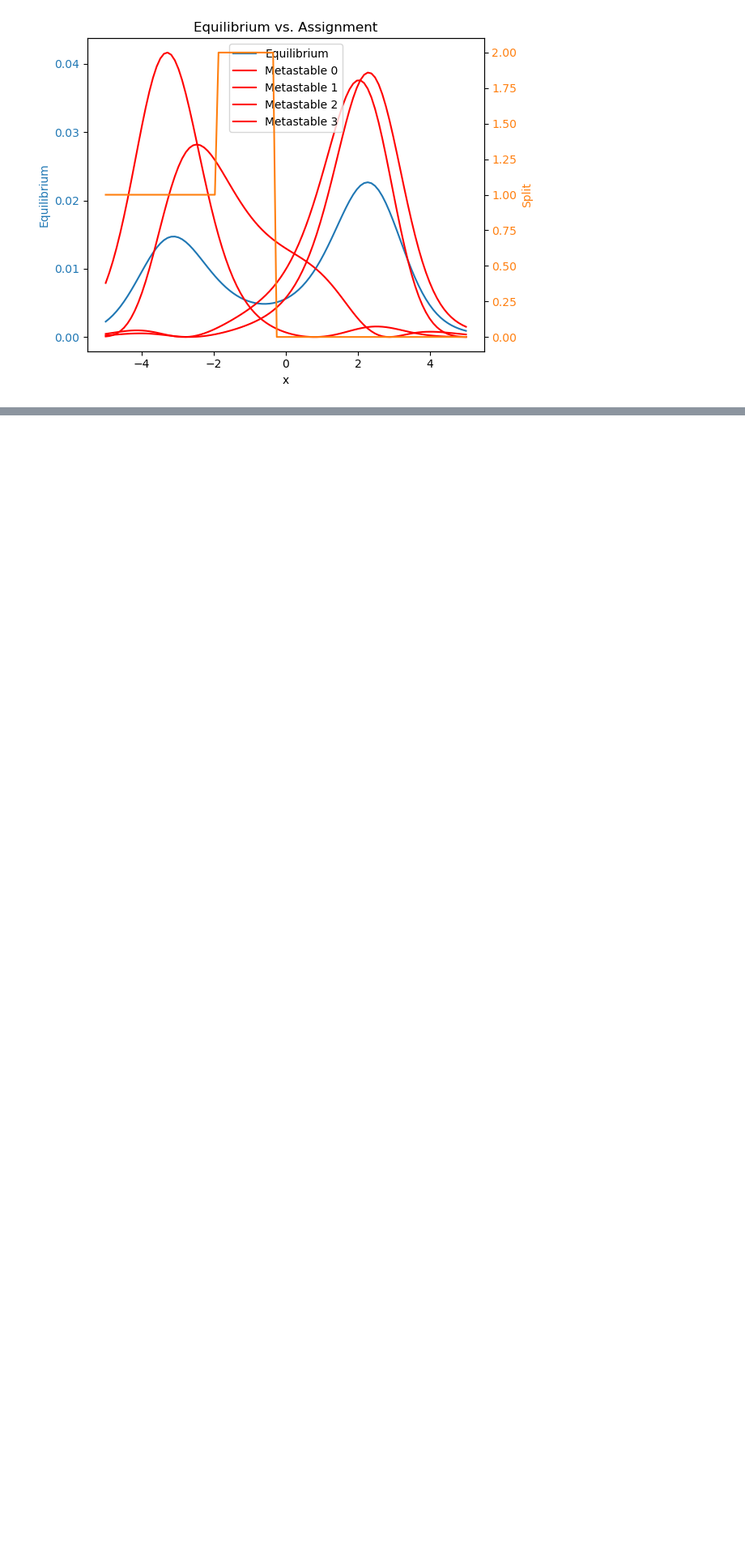
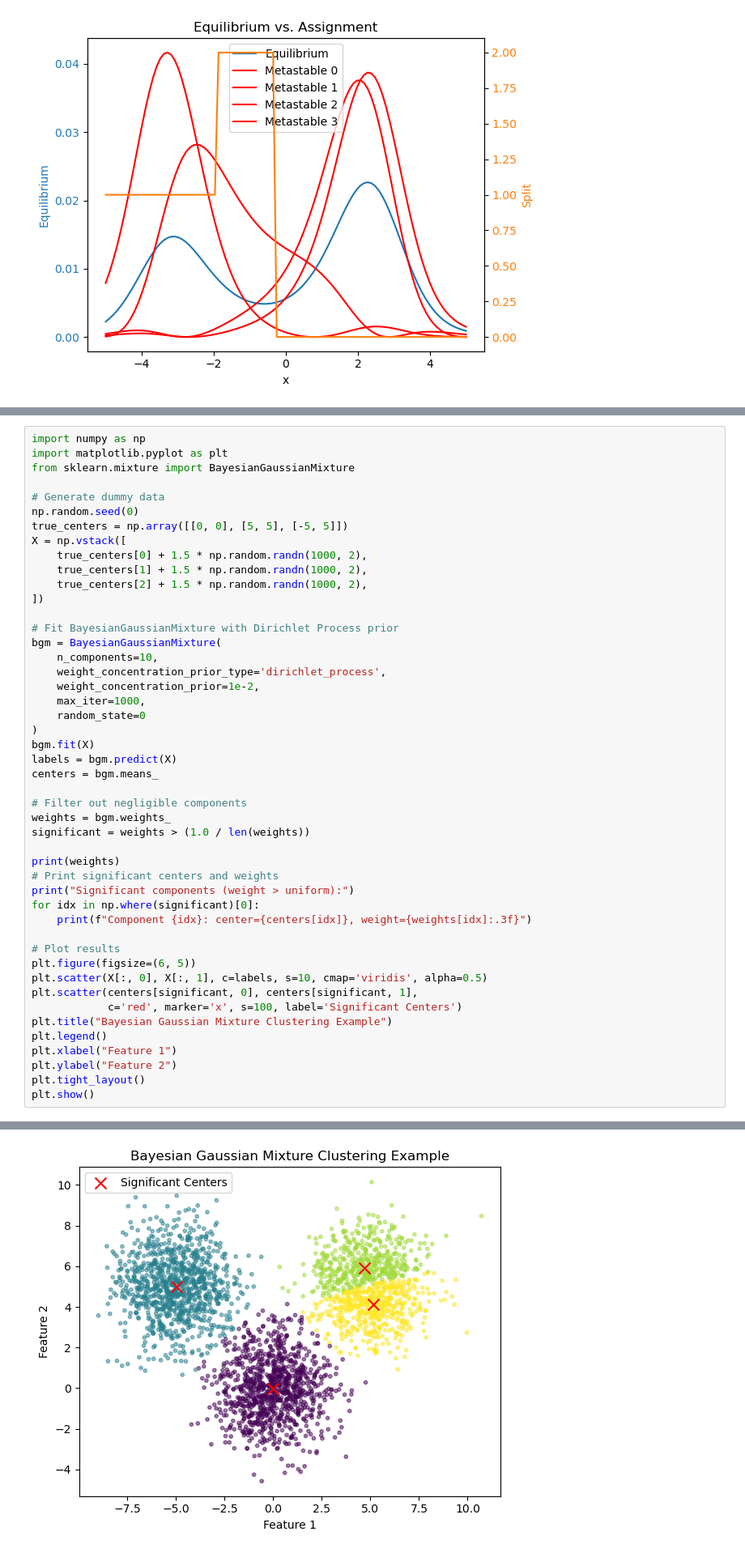
Before and after one commit to connorblake1/CHEM313, a Jupyter notebook: final_project/testing.ipynb, the cells around one changed output, grey strips where cells are left out. Shown at 81% size. Cells and saved outputs as stored; diff of their text form; blank space fills up the shorter version.

```diff
--- a/final_project/testing.ipynb
+++ b/final_project/testing.ipynb
@@ -257,0 +302,48 @@ plt.show()
+# %%
+import numpy as np
+import matplotlib.pyplot as plt
+from sklearn.mixture import BayesianGaussianMixture
+
+# Generate dummy data
+np.random.seed(0)
+true_centers = np.array([[0, 0], [5, 5], [-5, 5]])
+X = np.vstack([
+    true_centers[0] + 1.5 * np.random.randn(1000, 2),
+    true_centers[1] + 1.5 * np.random.randn(1000, 2),
+    true_centers[2] + 1.5 * np.random.randn(1000, 2),
+])
+
+# Fit BayesianGaussianMixture with Dirichlet Process prior
+bgm = BayesianGaussianMixture(
+    n_components=10,
+    weight_concentration_prior_type='dirichlet_process',
+    weight_concentration_prior=1e-2,
+    max_iter=1000,
+    random_state=0
+)
+bgm.fit(X)
+labels = bgm.predict(X)
+centers = bgm.means_
+
+# Filter out negligible components
+weights = bgm.weights_
+significant = weights > (1.0 / len(weights))
+
+print(weights)
+# Print significant centers and weights
+print("Significant components (weight > uniform):")
+for idx in np.where(significant)[0]:
+    print(f"Component {idx}: center={centers[idx]}, weight={weights[idx]:.3f}")
+
+# Plot results
+plt.figure(figsize=(6, 5))
+plt.scatter(X[:, 0], X[:, 1], c=labels, s=10, cmap='viridis', alpha=0.5)
+plt.scatter(centers[significant, 0], centers[significant, 1],
+            c='red', marker='x', s=100, label='Significant Centers')
+plt.title("Bayesian Gaussian Mixture Clustering Example")
+plt.legend()
+plt.xlabel("Feature 1")
+plt.ylabel("Feature 2")
+plt.tight_layout()
+plt.show()
+# %% [output]
@@ -257,0 +357 @@ plt.show()
+[figure, added]
```
Also changed, not shown: parts of 5 cells of this notebook, 30 other files.
